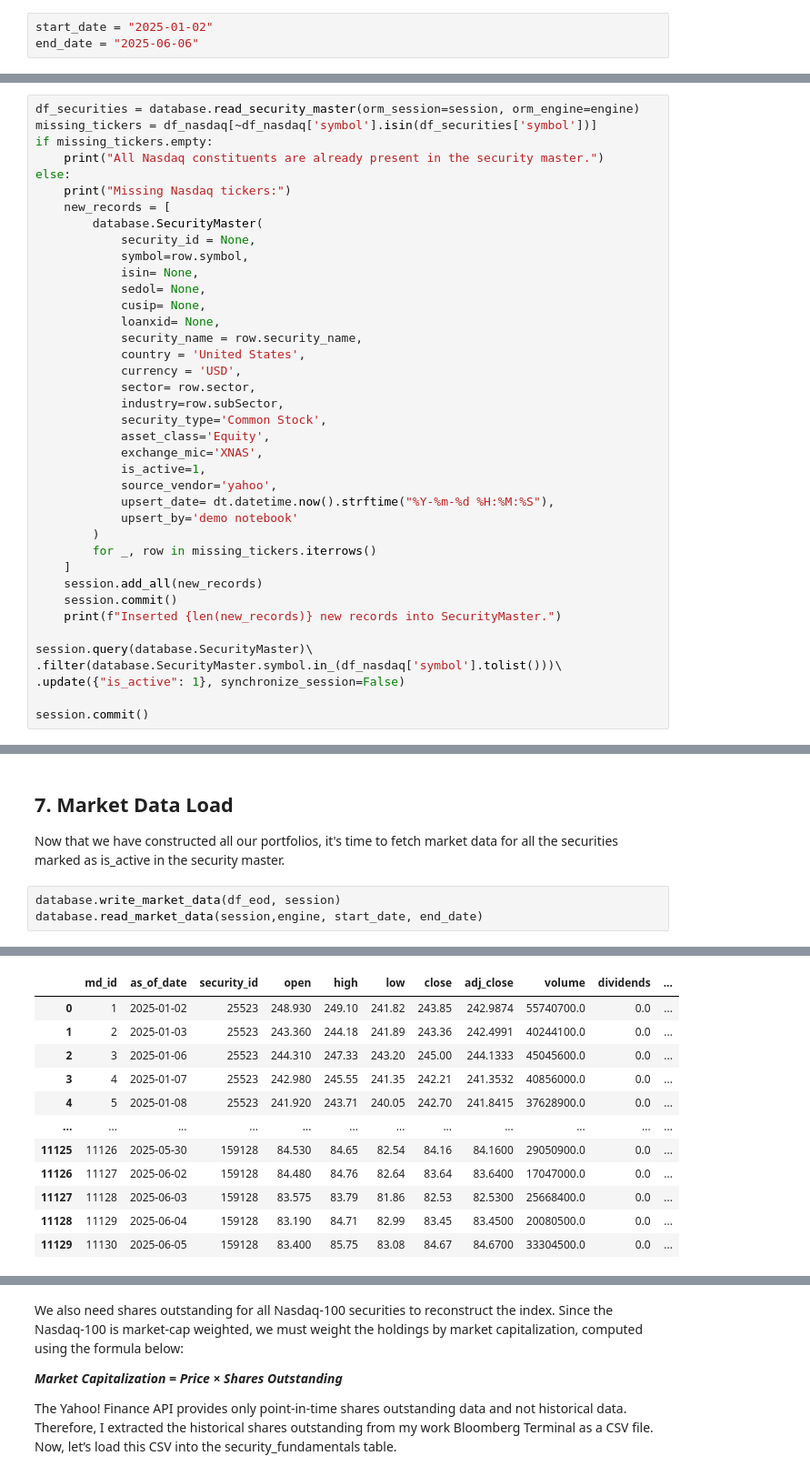
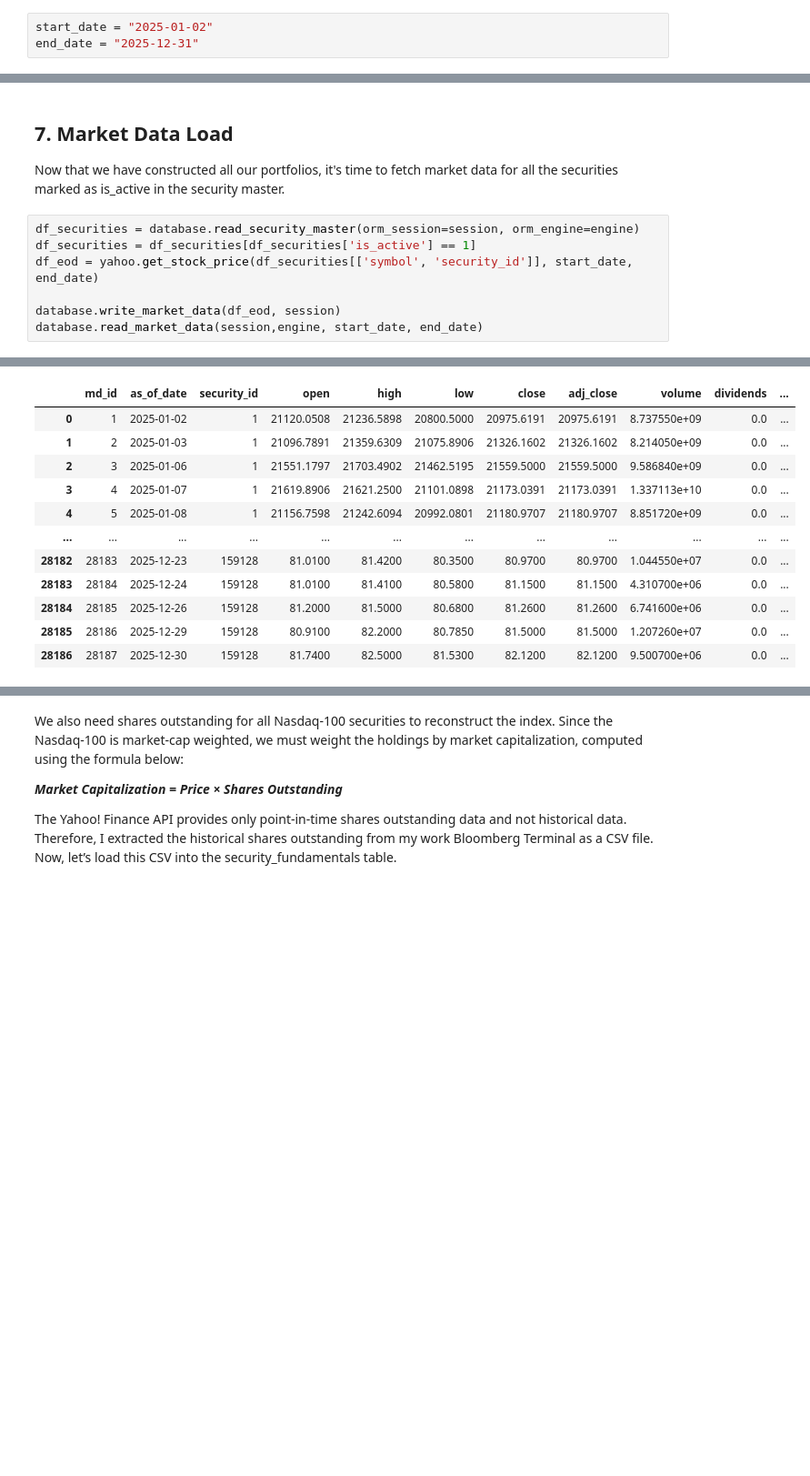
Before and after one commit to menonf/InvestmentManagement, a Jupyter notebook: toolkit/notebooks/backtest_research_demo.ipynb, the cells around one changed output, grey strips where cells are left out. Shown at 91% size. Cells and saved outputs as stored; diff of their text form; blank space fills up the shorter version.

```diff
--- a/toolkit/notebooks/backtest_research_demo.ipynb
+++ b/toolkit/notebooks/backtest_research_demo.ipynb
@@ -73,7 +72,7 @@ Database connection successful.
 Setting the analysis period for the backtest. These dates define the time window for all portfolio performance calculations and risk metrics.
 # %%
 start_date = "2025-01-02"
-end_date = "2025-06-06"
+end_date = "2025-12-31"
 # %% [markdown]
 ## 4. Portfolio Creation - Magnificent 8 Tech Stocks
 
@@ -204,39 +158,0 @@ Update the is_active flag to 1 for all NASDAQ constituent symbols in the table,
-# %%
-df_securities = database.read_security_master(orm_session=session, orm_engine=engine)
-missing_tickers = df_nasdaq[~df_nasdaq['symbol'].isin(df_securities['symbol'])]
-if missing_tickers.empty:
-    print("All Nasdaq constituents are already present in the security master.")
-else:
-    print("Missing Nasdaq tickers:")
-    new_records = [
-        database.SecurityMaster(
-            security_id = None,
-            symbol=row.symbol,
-            isin= None,
-            sedol= None,
-            cusip= None,
-            loanxid= None,
-            security_name = row.security_name,
-            country = 'United States',
-            currency = 'USD',
-            sector= row.sector,
-            industry=row.subSector,
-            security_type='Common Stock',
-            asset_class='Equity',
-            exchange_mic='XNAS',
-            is_active=1,
-            source_vendor='yahoo',
-            upsert_date= dt.datetime.now().strftime("%Y-%m-%d %H:%M:%S"),
-            upsert_by='demo notebook'
-        )
-        for _, row in missing_tickers.iterrows()
-    ]
-    session.add_all(new_records)
-    session.commit()
-    print(f"Inserted {len(new_records)} new records into SecurityMaster.")
-
-session.query(database.SecurityMaster)\
-.filter(database.SecurityMaster.symbol.in_(df_nasdaq['symbol'].tolist()))\
-.update({"is_active": 1}, synchronize_session=False)
-
-session.commit()
@@ -381,6 +366,10 @@ ORDER BY	as_of_date
 
 Now that we have constructed all our portfolios, it's time to fetch market data for all the securities marked as is_active in the security master.
 # %%
+df_securities = database.read_security_master(orm_session=session, orm_engine=engine)
+df_securities = df_securities[df_securities['is_active'] == 1]
+df_eod = yahoo.get_stock_price(df_securities[['symbol', 'security_id']], start_date, end_date)
+
 database.write_market_data(df_eod, session)
 database.read_market_data(session,engine, start_date, end_date)
 # %% [output]
@@ -387,12 +382,12 @@ database.read_market_data(session,engine, start_date, end_date)
 |  | md_id | as_of_date | security_id | open | high | low | close | adj_close | volume | dividends | ... |
-| 0 | 1 | 2025-01-02 | 25523 | 248.930 | 249.10 | 241.82 | 243.85 | 242.9874 | 55740700.0 | 0.0 | ... |
-| 1 | 2 | 2025-01-03 | 25523 | 243.360 | 244.18 | 241.89 | 243.36 | 242.4991 | 40244100.0 | 0.0 | ... |
-| 2 | 3 | 2025-01-06 | 25523 | 244.310 | 247.33 | 243.20 | 245.00 | 244.1333 | 45045600.0 | 0.0 | ... |
-| 3 | 4 | 2025-01-07 | 25523 | 242.980 | 245.55 | 241.35 | 242.21 | 241.3532 | 40856000.0 | 0.0 | ... |
-| 4 | 5 | 2025-01-08 | 25523 | 241.920 | 243.71 | 240.05 | 242.70 | 241.8415 | 37628900.0 | 0.0 | ... |
+| 0 | 1 | 2025-01-02 | 1 | 21120.0508 | 21236.5898 | 20800.5000 | 20975.6191 | 20975.6191 | 8.737550e+09 | 0.0 | ... |
+| 1 | 2 | 2025-01-03 | 1 | 21096.7891 | 21359.6309 | 21075.8906 | 21326.1602 | 21326.1602 | 8.214050e+09 | 0.0 | ... |
+| 2 | 3 | 2025-01-06 | 1 | 21551.1797 | 21703.4902 | 21462.5195 | 21559.5000 | 21559.5000 | 9.586840e+09 | 0.0 | ... |
+| 3 | 4 | 2025-01-07 | 1 | 21619.8906 | 21621.2500 | 21101.0898 | 21173.0391 | 21173.0391 | 1.337113e+10 | 0.0 | ... |
+| 4 | 5 | 2025-01-08 | 1 | 21156.7598 | 21242.6094 | 20992.0801 | 21180.9707 | 21180.9707 | 8.851720e+09 | 0.0 | ... |
 | ... | ... | ... | ... | ... | ... | ... | ... | ... | ... | ... | ... |
-| 11125 | 11126 | 2025-05-30 | 159128 | 84.530 | 84.65 | 82.54 | 84.16 | 84.1600 | 29050900.0 | 0.0 | ... |
-| 11126 | 11127 | 2025-06-02 | 159128 | 84.480 | 84.76 | 82.64 | 83.64 | 83.6400 | 17047000.0 | 0.0 | ... |
-| 11127 | 11128 | 2025-06-03 | 159128 | 83.575 | 83.79 | 81.86 | 82.53 | 82.5300 | 25668400.0 | 0.0 | ... |
-| 11128 | 11129 | 2025-06-04 | 159128 | 83.190 | 84.71 | 82.99 | 83.45 | 83.4500 | 20080500.0 | 0.0 | ... |
-| 11129 | 11130 | 2025-06-05 | 159128 | 83.400 | 85.75 | 83.08 | 84.67 | 84.6700 | 33304500.0 | 0.0 | ... |
+| 28182 | 28183 | 2025-12-23 | 159128 | 81.0100 | 81.4200 | 80.3500 | 80.9700 | 80.9700 | 1.044550e+07 | 0.0 | ... |
+| 28183 | 28184 | 2025-12-24 | 159128 | 81.0100 | 81.4100 | 80.5800 | 81.1500 | 81.1500 | 4.310700e+06 | 0.0 | ... |
+| 28184 | 28185 | 2025-12-26 | 159128 | 81.2000 | 81.5000 | 80.6800 | 81.2600 | 81.2600 | 6.741600e+06 | 0.0 | ... |
+| 28185 | 28186 | 2025-12-29 | 159128 | 80.9100 | 82.2000 | 80.7850 | 81.5000 | 81.5000 | 1.207260e+07 | 0.0 | ... |
+| 28186 | 28187 | 2025-12-30 | 159128 | 81.7400 | 82.5000 | 81.5300 | 82.1200 | 82.1200 | 9.500700e+06 | 0.0 | ... |
```
Also changed, not shown: parts of 19 cells of this notebook, 25 other files.
